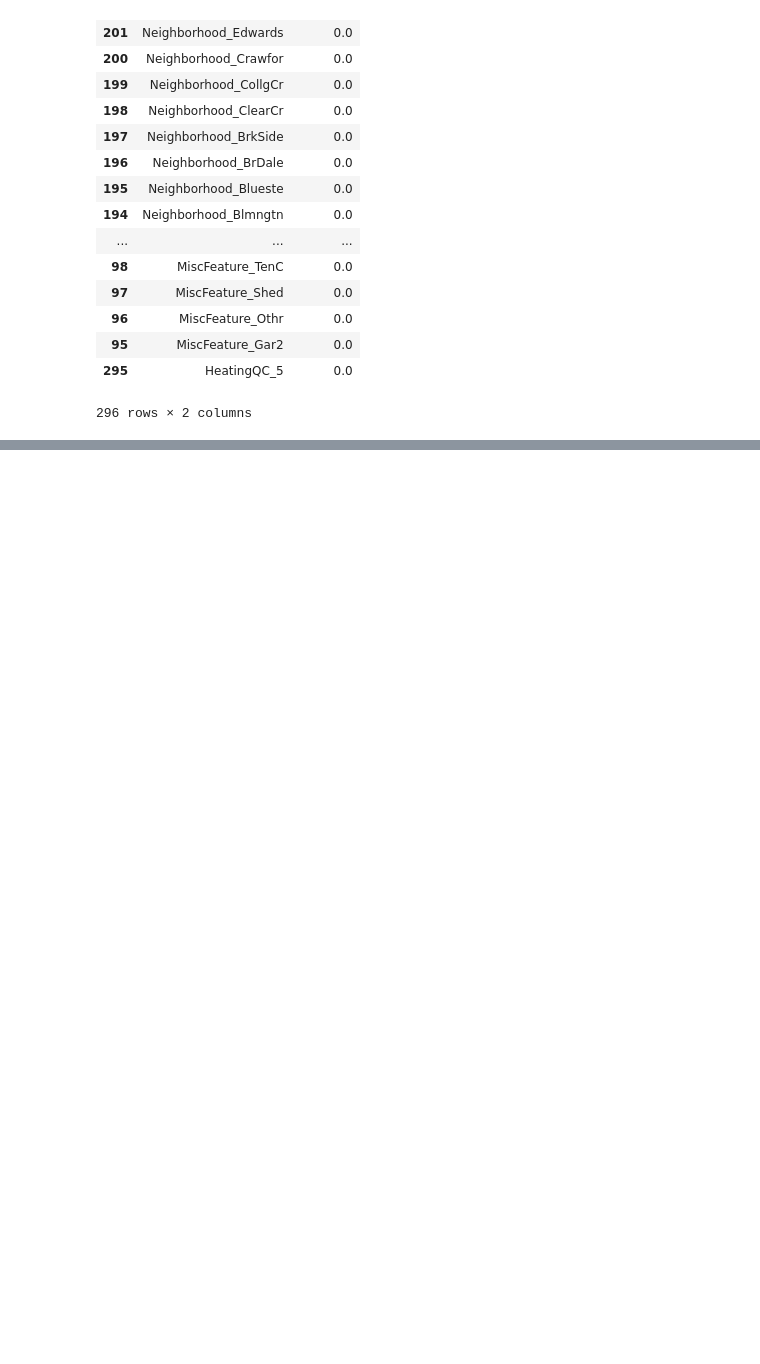
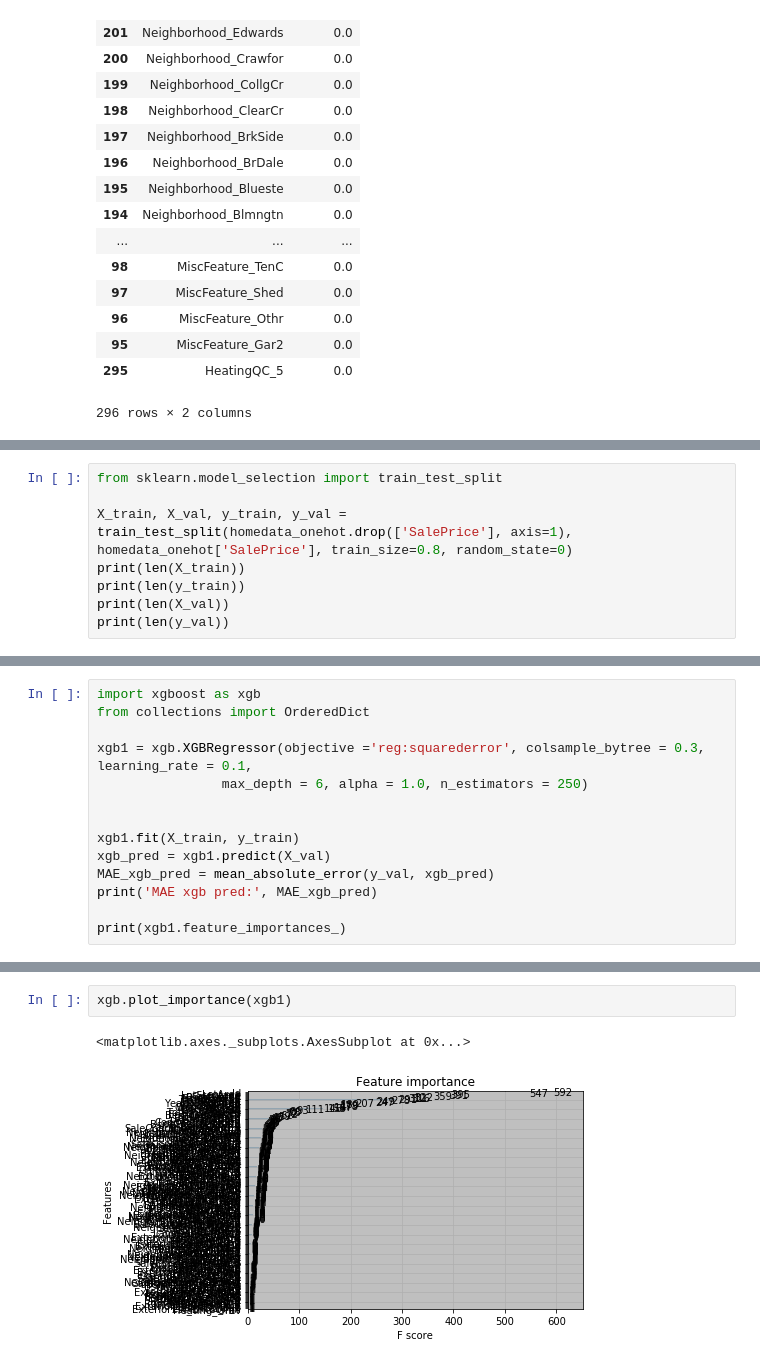
Before and after one commit to Stackeduary/HomePrices, a Jupyter notebook: group_project.ipynb, the cells around one changed output, grey strips where cells are left out. Drawn from its saved outputs; the diff is of its cells as text; blank space fills up the shorter version.

```diff
--- a/group_project.ipynb
+++ b/group_project.ipynb
@@ -227,0 +227,8 @@ homedata_onehot.head()
+# %%
+from sklearn.model_selection import train_test_split
+
+X_train, X_val, y_train, y_val = train_test_split(homedata_onehot.drop(['SalePrice'], axis=1), homedata_onehot['SalePrice'], train_size=0.8, random_state=0)
+print(len(X_train))
+print(len(y_train))
+print(len(X_val))
+print(len(y_val))
@@ -227,0 +294,14 @@ homedata_onehot.head()
+# %%
+import xgboost as xgb
+from collections import OrderedDict
+
+xgb1 = xgb.XGBRegressor(objective ='reg:squarederror', colsample_bytree = 0.3, learning_rate = 0.1,
+                max_depth = 6, alpha = 1.0, n_estimators = 250)
+
+
+xgb1.fit(X_train, y_train)
+xgb_pred = xgb1.predict(X_val)
+MAE_xgb_pred = mean_absolute_error(y_val, xgb_pred)
+print('MAE xgb pred:', MAE_xgb_pred)
+
+print(xgb1.feature_importances_)
@@ -227,0 +326,5 @@ homedata_onehot.head()
+# %%
+xgb.plot_importance(xgb1)
+# %% [output]
+<matplotlib.axes._subplots.AxesSubplot at 0x...>
+[figure, added]
```
Also changed, not shown: parts of 6 cells of this notebook.
